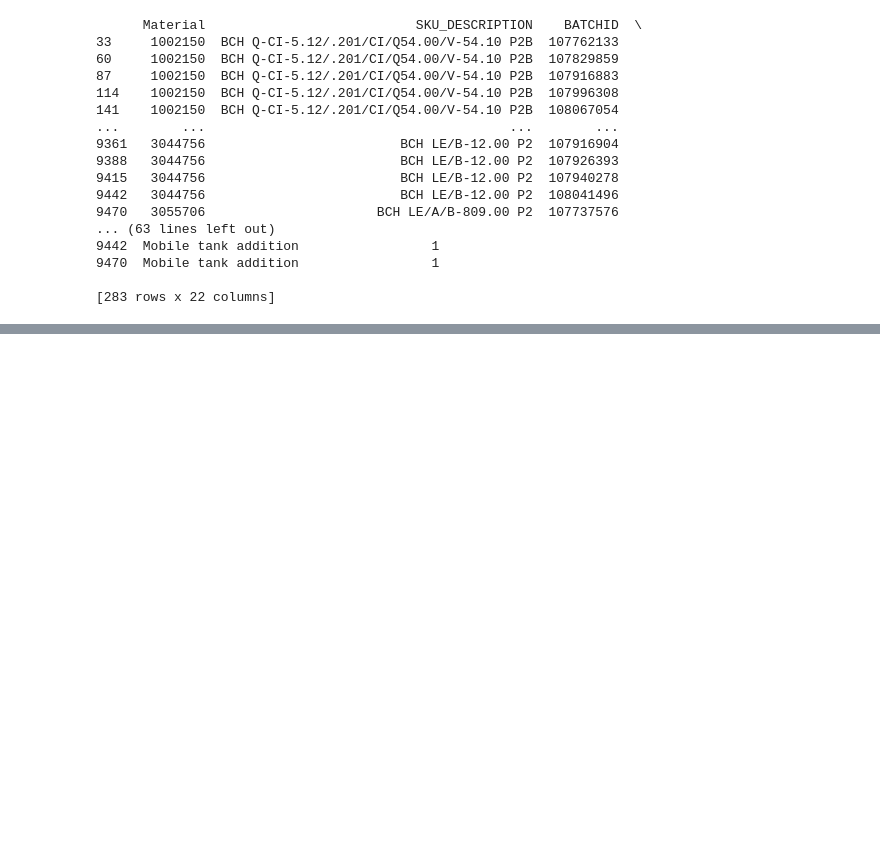
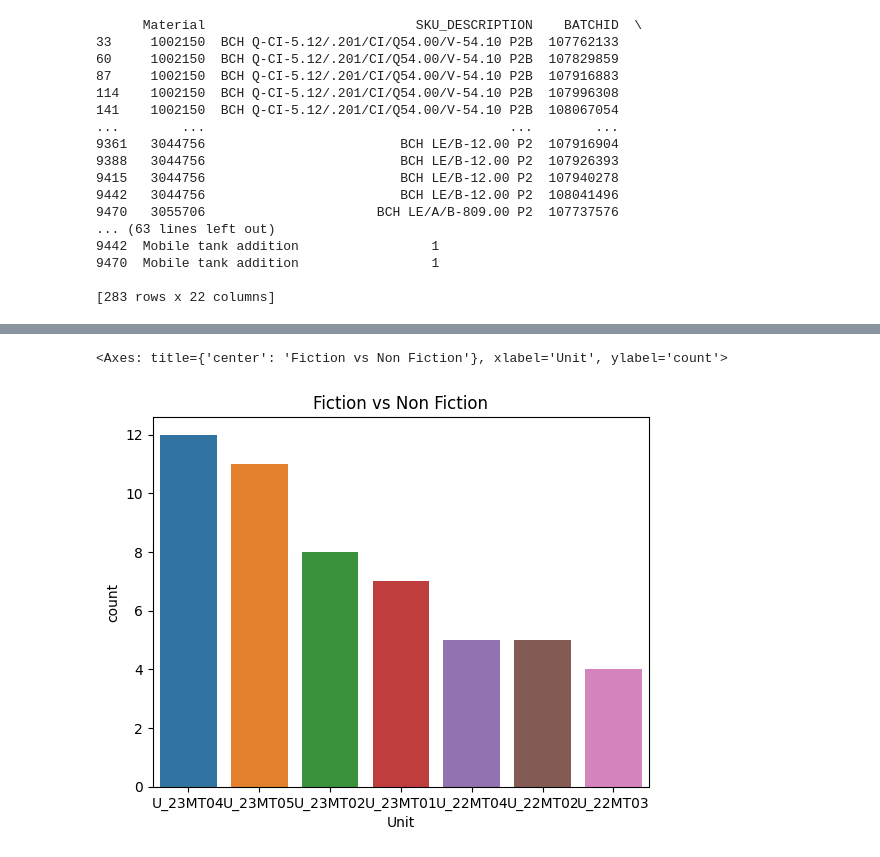
Before and after one commit to MichelleMoran431/Capstone---CCT, a Jupyter notebook: EDA_PART_1.ipynb, the cells around one changed output, grey strips where cells are left out. Saved outputs shown, nothing was run; the diff lists cells and outputs as text; code cells hidden in the pictures; blank space fills up the shorter version.

```diff
--- a/EDA_PART_1.ipynb
+++ b/EDA_PART_1.ipynb
@@ -213,0 +232,6 @@ print(df_filtered1)
+# %%
+plt.title('Fiction vs Non Fiction')
+sns.countplot(x='Unit', data=df_filtered1)
+# %% [output]
+<Axes: title={'center': 'Fiction vs Non Fiction'}, xlabel='Unit', ylabel='count'>
+[figure, added]
```
Also changed, not shown: parts of 12 cells of this notebook.
